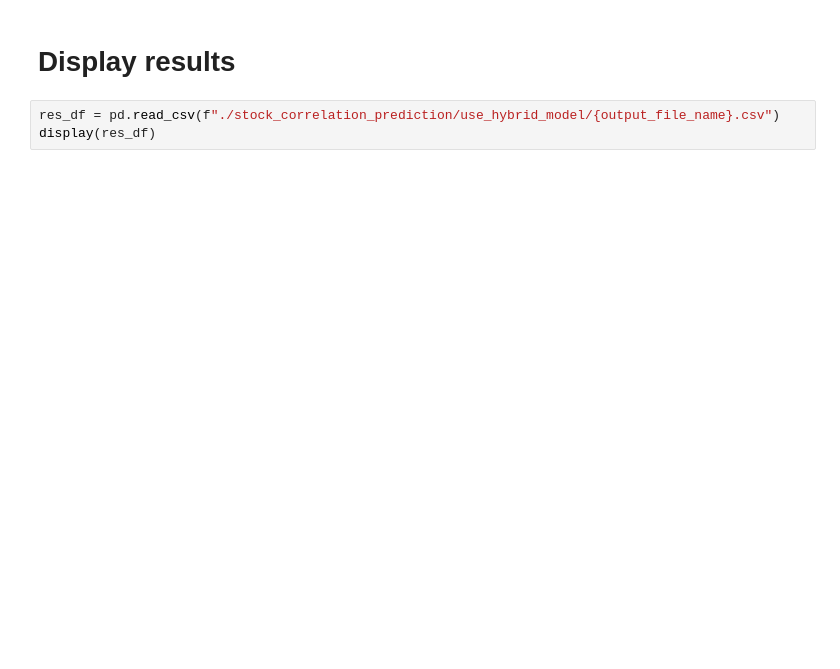
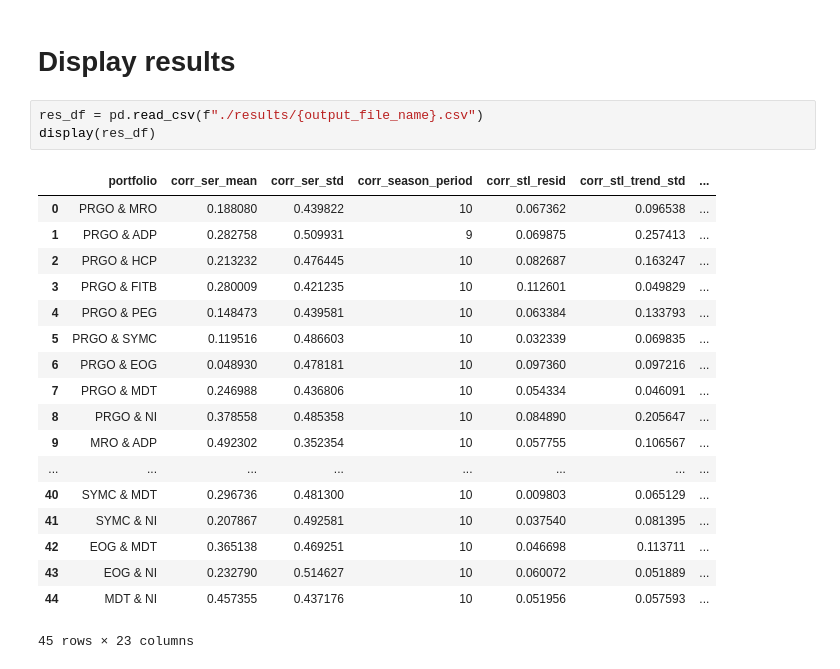
Before and after one commit to theabc50111/ARIMA-LSTM-hybrid-corrcoef-predict, a Jupyter notebook: extended_reasearch_YWT/exploration_hybrid_model_prediction/hybrid_model_pred.ipynb, the cells around one changed output. Cells and saved outputs as stored; diff of their text form; blank space fills up the shorter version.

```diff
--- a/extended_reasearch_YWT/exploration_hybrid_model_prediction/hybrid_model_pred.ipynb
+++ b/extended_reasearch_YWT/exploration_hybrid_model_prediction/hybrid_model_pred.ipynb
@@ -378,5 +340,24 @@ res_df.to_csv(f"./stock_correlation_prediction/use_hybrid_model/{output_file_nam
 # %% [markdown]
 # Display results
 # %%
-res_df = pd.read_csv(f"./stock_correlation_prediction/use_hybrid_model/{output_file_name}.csv")
+res_df = pd.read_csv(f"./results/{output_file_name}.csv")
 display(res_df)
+# %% [output]
+|  | portfolio | corr_ser_mean | corr_ser_std | corr_season_period | corr_stl_resid | corr_stl_trend_std | ... |
+| 0 | PRGO & MRO | 0.188080 | 0.439822 | 10 | 0.067362 | 0.096538 | ... |
+| 1 | PRGO & ADP | 0.282758 | 0.509931 | 9 | 0.069875 | 0.257413 | ... |
+| 2 | PRGO & HCP | 0.213232 | 0.476445 | 10 | 0.082687 | 0.163247 | ... |
+| 3 | PRGO & FITB | 0.280009 | 0.421235 | 10 | 0.112601 | 0.049829 | ... |
+| 4 | PRGO & PEG | 0.148473 | 0.439581 | 10 | 0.063384 | 0.133793 | ... |
+| 5 | PRGO & SYMC | 0.119516 | 0.486603 | 10 | 0.032339 | 0.069835 | ... |
+| 6 | PRGO & EOG | 0.048930 | 0.478181 | 10 | 0.097360 | 0.097216 | ... |
+| 7 | PRGO & MDT | 0.246988 | 0.436806 | 10 | 0.054334 | 0.046091 | ... |
+| 8 | PRGO & NI | 0.378558 | 0.485358 | 10 | 0.084890 | 0.205647 | ... |
+| 9 | MRO & ADP | 0.492302 | 0.352354 | 10 | 0.057755 | 0.106567 | ... |
+| ... | ... | ... | ... | ... | ... | ... | ... |
+| 40 | SYMC & MDT | 0.296736 | 0.481300 | 10 | 0.009803 | 0.065129 | ... |
+| 41 | SYMC & NI | 0.207867 | 0.492581 | 10 | 0.037540 | 0.081395 | ... |
+| 42 | EOG & MDT | 0.365138 | 0.469251 | 10 | 0.046698 | 0.113711 | ... |
+| 43 | EOG & NI | 0.232790 | 0.514627 | 10 | 0.060072 | 0.051889 | ... |
+| 44 | MDT & NI | 0.457355 | 0.437176 | 10 | 0.051956 | 0.057593 | ... |
+45 rows × 23 columns
```
Also changed, not shown: parts of 23 cells of this notebook, 5 other files.
